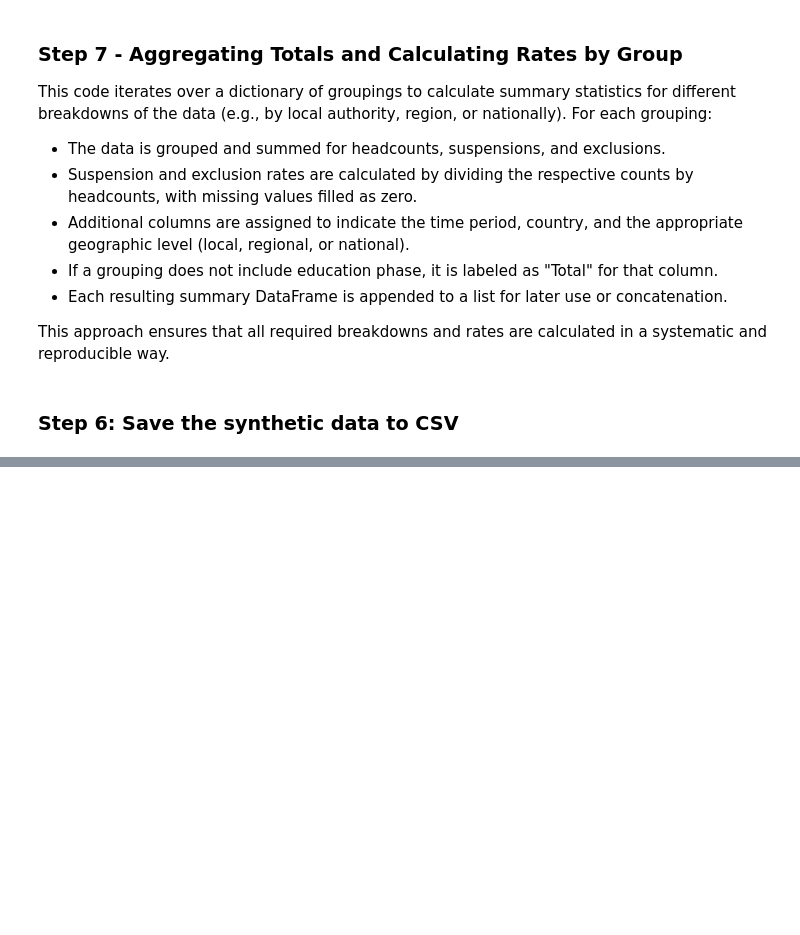
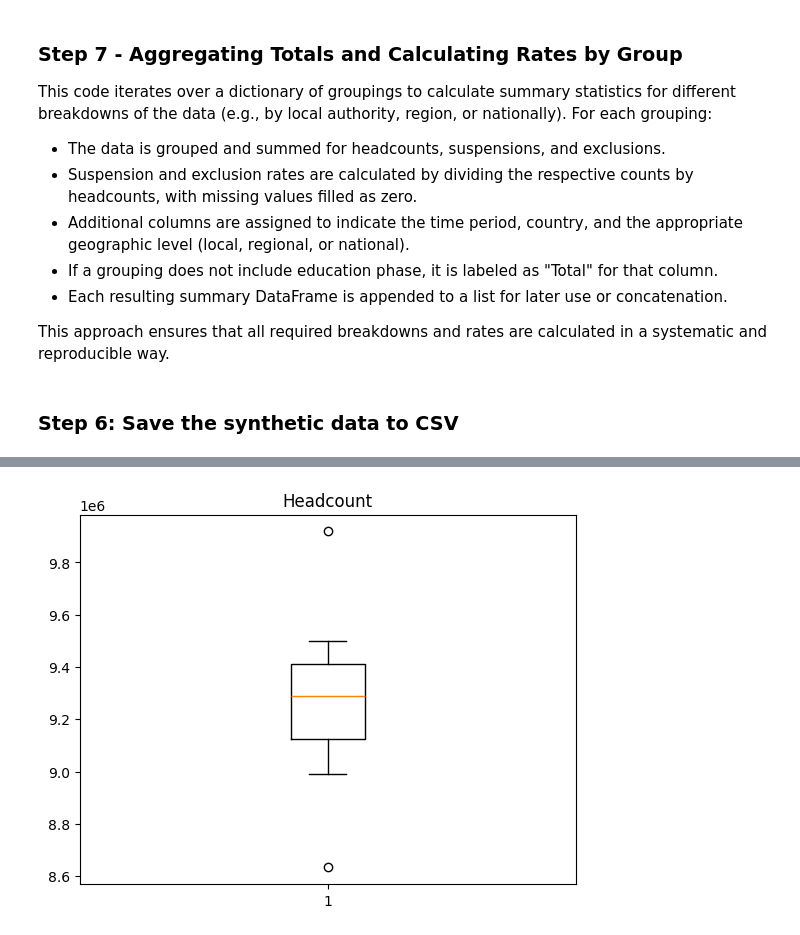
Before and after one commit to mzayeddfe/l6-ifcs-sum1-synthetic-data, a Jupyter notebook: susp_exc_data_analysis.ipynb, the cells around one changed output, grey strips where cells are left out. Cells and saved outputs as stored; diff of their text form; code cells hidden in the pictures; blank space fills up the shorter version.

```diff
--- a/susp_exc_data_analysis.ipynb
+++ b/susp_exc_data_analysis.ipynb
@@ -457,0 +570,4 @@ df.to_csv("example.csv", index = False)
+# %%
+# Filter for rows where education_phases is 'Total' and geographic_level is 'National' to get the totals
+filtered = susp_exc[(susp_exc["education_phases"] == "Total") & (susp_exc["geographic_level"] == "National")]
+filtered.head()
@@ -457,0 +581,7 @@ df.to_csv("example.csv", index = False)
+# %%
+#create a boxplot for headcounts only
+plt.boxplot(filtered["headcount"])
+plt.title("Headcount")
+plt.show()
+# %% [output]
+[figure, added]
```
Also changed, not shown: parts of 21 cells of this notebook, 2 other files.
